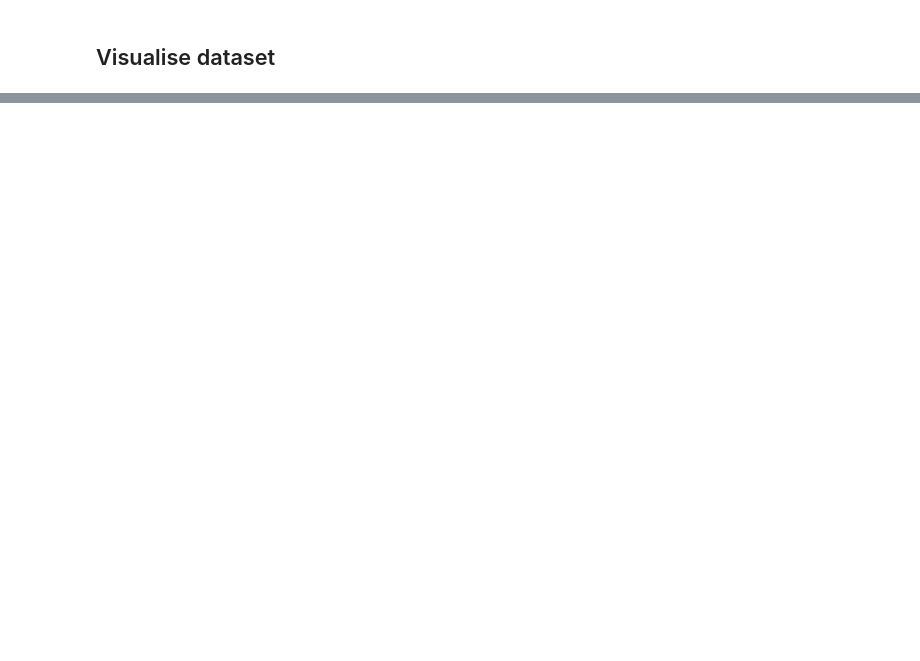
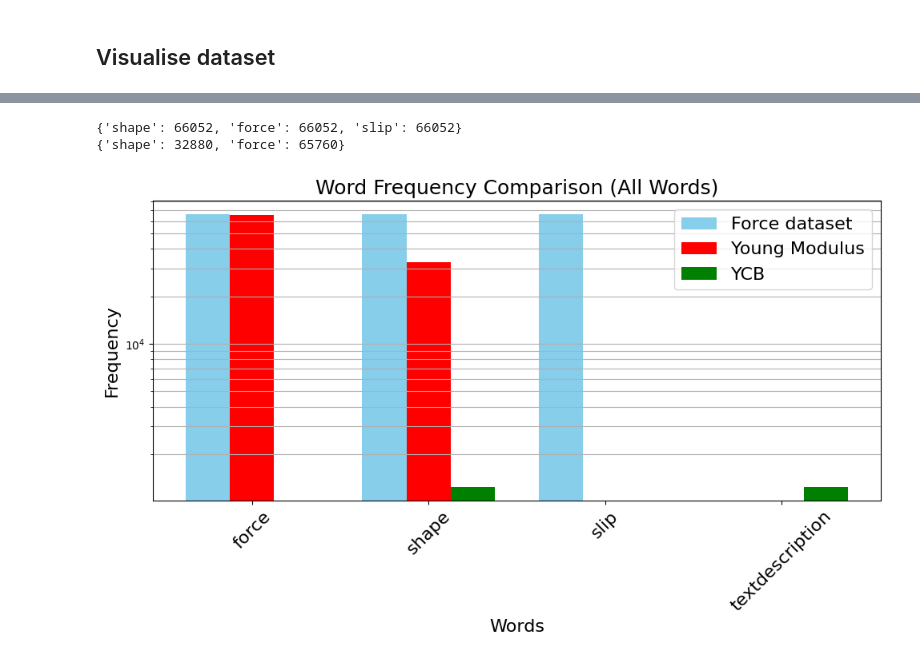
Before and after one commit to shepai/Tactile_Language_Model, a Jupyter notebook: code/gelsight.ipynb, the cells around one changed output, grey strips where cells are left out. Cells and saved outputs as stored; diff of their text form; code cells hidden in the pictures; blank space fills up the shorter version.

Commit message:
three datasets

```diff
--- a/code/gelsight.ipynb
+++ b/code/gelsight.ipynb
@@ -110,3 +282,7 @@ def load_bin_image(io_buf):
     # Decode image with OpenCV
     img = cv2.imdecode(nparr, cv2.IMREAD_UNCHANGED)  # keeps original channels
     return img
+import json
+with open("/its/home/drs25/Tactile_Language_Model/data/texture_desciptions.json", "r") as f:
+    texture_descriptions = json.load(f)
+print(texture_descriptions)
@@ -144,11 +322,14 @@ def loadData(path):
                 X.append(chunk)
                 force.append(label[0][i:i+min_])
                 slip.append(label[1][i:i+min_])
-
-    print(len(seq),len(label[0]))
     X=np.array(X)
+    x, t, h, w, c = X.shape
+    arr_combined = X.reshape(x*t, h, w, c)
+    X = np.dot(arr_combined[..., :3], [0.2989, 0.5870, 0.1140])
     force=np.array(force)
+    force = np.repeat(force, t, axis=0)  # shape (x*t,)
     slip=np.array(slip)
+    slip = np.repeat(slip, t, axis=0)  # shape (x*t,)
     return X,force,slip
 
 X,force,slip=loadData("/mnt/data0/drs25/data/FORCE/flat/batch_1/")
@@ -270,3 +440,4 @@ print(len(y),y[0])
 # %%
-x,y=generate_dataset("/mnt/data0/drs25/data/FORCE/")
-x,y=gointodata("/mnt/data0/drs25/data/gelsight_youngs_modulus_dataset/")
+x1,y1=generate_dataset("/mnt/data0/drs25/data/FORCE/")
+x2,y2=gointodata("/mnt/data0/drs25/data/gelsight_youngs_modulus_dataset/")
+x3,y3=realYCB("/mnt/data0/drs25/data/objects/")
@@ -303,0 +468,56 @@ plt.show()
+# %%
+import re
+import matplotlib.pyplot as plt
+
+def process(dataset):
+    counts = {}
+    for string in dataset:
+        # remove numbers, dashes, spaces
+        string=string.split(":")[0]
+        cleaned = re.sub(r"\d+(\.\d+)?", "", string).replace("-", "").replace(" ", "")
+        for item in cleaned.split(","):
+            if not item:
+                continue
+            if "shape" in item.lower() or "object" in item.lower() or "texture" in item.lower():
+                item="shape"
+            if "force" in item.lower():
+                item="force"
+            counts[item] = counts.get(item, 0) + 1
+    return counts
+
+classes  = process(y1)
+classes2 = process(y2)
+classes3 = process(y3)
+
+# --- Only keep COMMON keys ---
+all_keys = sorted(set(classes.keys()) | set(classes2.keys()) | set(classes3.keys()))
+
+print(classes)
+print(classes2)
+vals1 = [classes.get(k, 0) for k in all_keys]
+vals2 = [classes2.get(k, 0) for k in all_keys]
+vals3 = [classes3.get(k, 0) for k in all_keys]
+
+# --- Plot ---
+x = np.arange(len(all_keys))
+width = 0.25  # smaller width for 3 bars
+
+plt.figure(figsize=(10,6))
+plt.bar(x - width, vals1, width, color="skyblue", label="Force dataset")
+plt.bar(x, vals2, width, color="red", label="Young Modulus")
+plt.bar(x + width, vals3, width, color="green", label="YCB")
+
+plt.xticks(x, all_keys, fontsize=16,rotation=45)
+plt.xlabel("Words", fontsize=16)
+plt.ylabel("Frequency", fontsize=16)
+plt.yscale("log")  # optional
+plt.title("Word Frequency Comparison (All Words)", fontsize=18)
+plt.grid(True, axis="y", which="both")
+plt.legend(loc="upper right", fontsize=16)
+plt.tight_layout()
+plt.savefig("/its/home/drs25/Tactile_Language_Model/data/plots/wordfreq.pdf")
+plt.show()
+# %% [output]
+{'shape': 66052, 'force': 66052, 'slip': 66052}
+{'shape': 32880, 'force': 65760}
+[figure, added]
```
Also changed, not shown: parts of 14 cells of this notebook.
